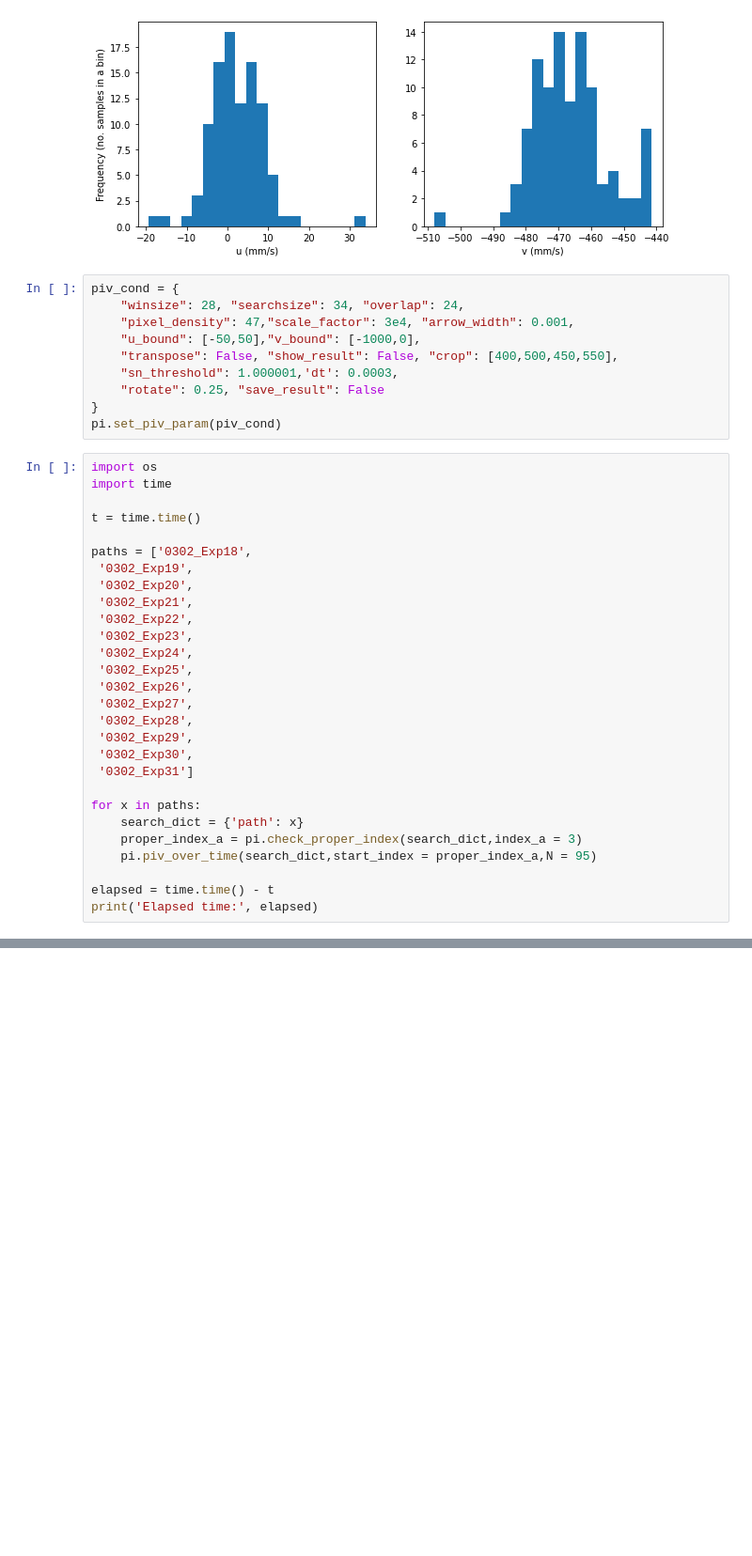
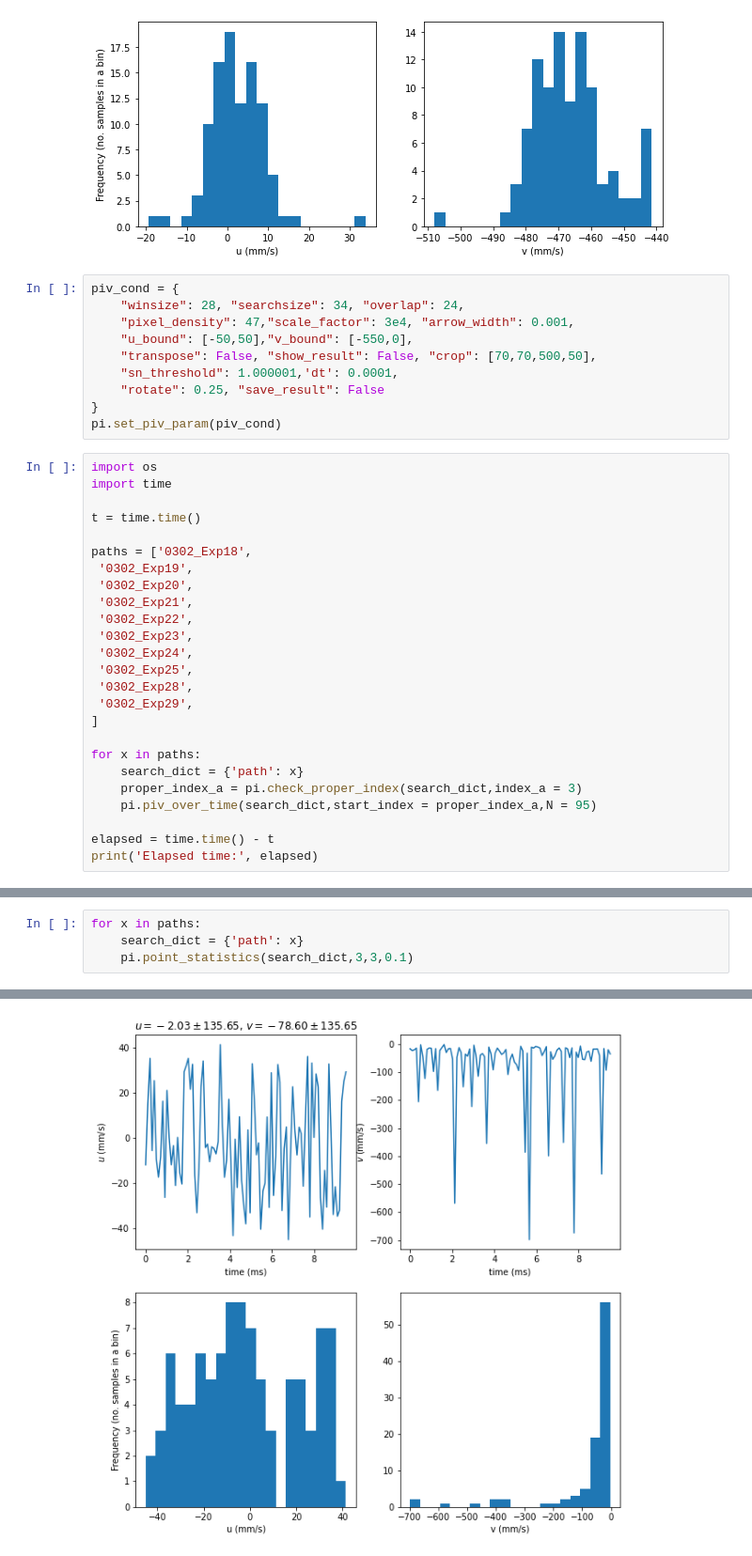
Before and after one commit to yeonsu-jung/piv_recipes, a Jupyter notebook: note_2021-03-07_piv_assessment.ipynb, the cells around one changed output, grey strips where cells are left out. Shown at 94% size. Drawn from its saved outputs; the diff is of its cells as text; blank space fills up the shorter version.

```diff
--- a/note_2021-03-07_piv_assessment.ipynb
+++ b/note_2021-03-07_piv_assessment.ipynb
@@ -69,9 +69,9 @@ pi.point_statistics(entire_U,entire_V,25,25,dt=0.1)
 piv_cond = {
     "winsize": 28, "searchsize": 34, "overlap": 24,
     "pixel_density": 47,"scale_factor": 3e4, "arrow_width": 0.001,
-    "u_bound": [-50,50],"v_bound": [-1000,0],
-    "transpose": False, "show_result": False, "crop": [400,500,450,550],
-    "sn_threshold": 1.000001,'dt': 0.0003,
+    "u_bound": [-50,50],"v_bound": [-550,0],
+    "transpose": False, "show_result": False, "crop": [70,70,500,50],
+    "sn_threshold": 1.000001,'dt': 0.0001,
     "rotate": 0.25, "save_result": False
 }
 pi.set_piv_param(piv_cond)
@@ -89,12 +89,9 @@ paths = ['0302_Exp18',
  '0302_Exp23',
  '0302_Exp24',
  '0302_Exp25',
- '0302_Exp26',
- '0302_Exp27',
  '0302_Exp28',
  '0302_Exp29',
- '0302_Exp30',
- '0302_Exp31']
+]
 
 for x in paths:
     search_dict = {'path': x}
@@ -137,0 +121,5 @@ pi.point_statistics(search_dict,25,25,0.1)
+# %%
+for x in paths:
+    search_dict = {'path': x}
+    pi.point_statistics(search_dict,3,3,0.1)
+# %% [output]
@@ -137,0 +143 @@ pi.point_statistics(search_dict,25,25,0.1)
+[figure, added]
```
Also changed, not shown: parts of 5 cells of this notebook.
